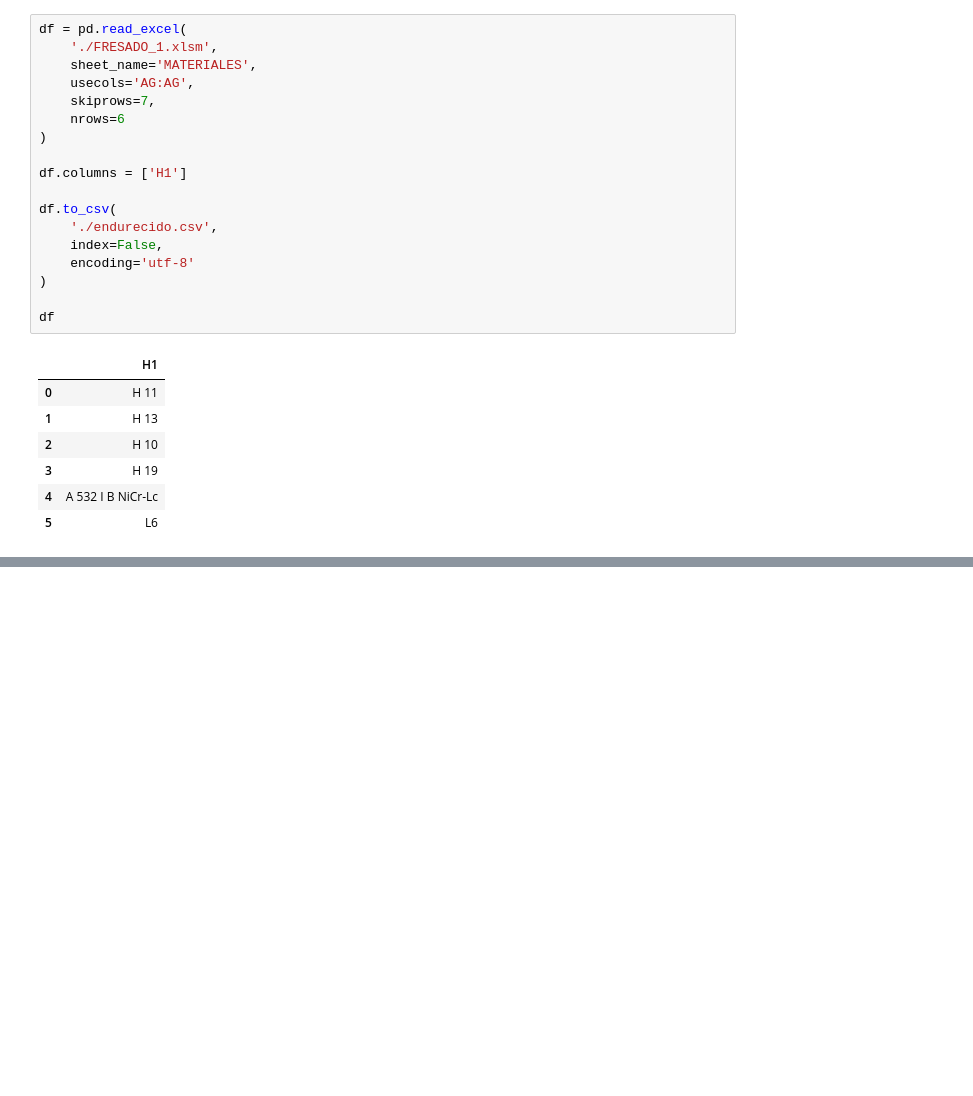
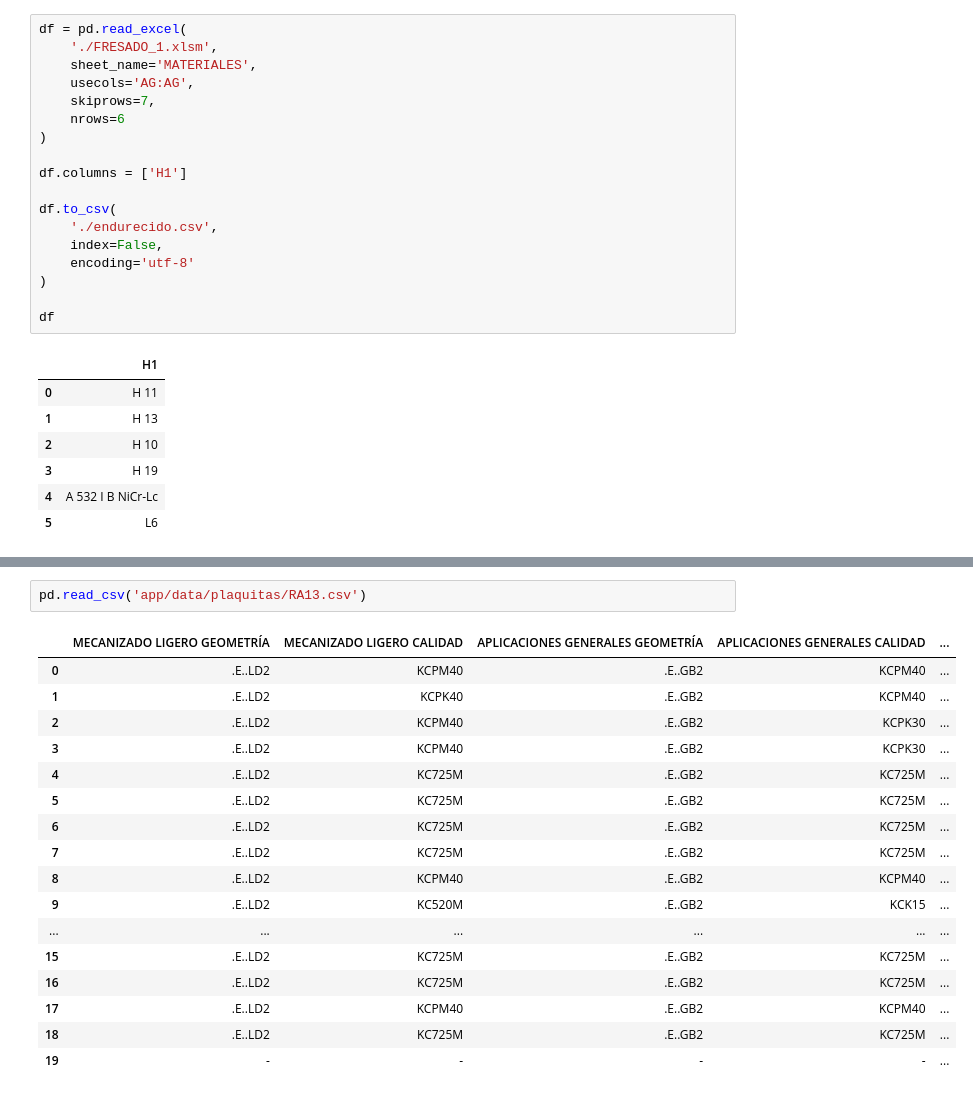
Before and after one commit to DanielSarmiento04/cnc_catalog, a Jupyter notebook: main.ipynb, the cells around one changed output, grey strips where cells are left out. Drawn from its saved outputs; the diff is of its cells as text; blank space fills up the shorter version.

```diff
--- a/main.ipynb
+++ b/main.ipynb
@@ -381,0 +673,20 @@ df
+# %%
+pd.read_csv('app/data/plaquitas/RA13.csv')
+# %% [output]
+|  | MECANIZADO LIGERO GEOMETRÍA | MECANIZADO LIGERO CALIDAD | APLICACIONES GENERALES GEOMETRÍA | APLICACIONES GENERALES CALIDAD | ... |
+| 0 | .E..LD2 | KCPM40 | .E..GB2 | KCPM40 | ... |
+| 1 | .E..LD2 | KCPK40 | .E..GB2 | KCPM40 | ... |
+| 2 | .E..LD2 | KCPM40 | .E..GB2 | KCPK30 | ... |
+| 3 | .E..LD2 | KCPM40 | .E..GB2 | KCPK30 | ... |
+| 4 | .E..LD2 | KC725M | .E..GB2 | KC725M | ... |
+| 5 | .E..LD2 | KC725M | .E..GB2 | KC725M | ... |
+| 6 | .E..LD2 | KC725M | .E..GB2 | KC725M | ... |
+| 7 | .E..LD2 | KC725M | .E..GB2 | KC725M | ... |
+| 8 | .E..LD2 | KCPM40 | .E..GB2 | KCPM40 | ... |
+| 9 | .E..LD2 | KC520M | .E..GB2 | KCK15 | ... |
+| ... | ... | ... | ... | ... | ... |
+| 15 | .E..LD2 | KC725M | .E..GB2 | KC725M | ... |
+| 16 | .E..LD2 | KC725M | .E..GB2 | KC725M | ... |
+| 17 | .E..LD2 | KCPM40 | .E..GB2 | KCPM40 | ... |
+| 18 | .E..LD2 | KC725M | .E..GB2 | KC725M | ... |
+| 19 | - | - | - | - | ... |
```
Also changed, not shown: parts of 24 cells of this notebook, 8 other files.
